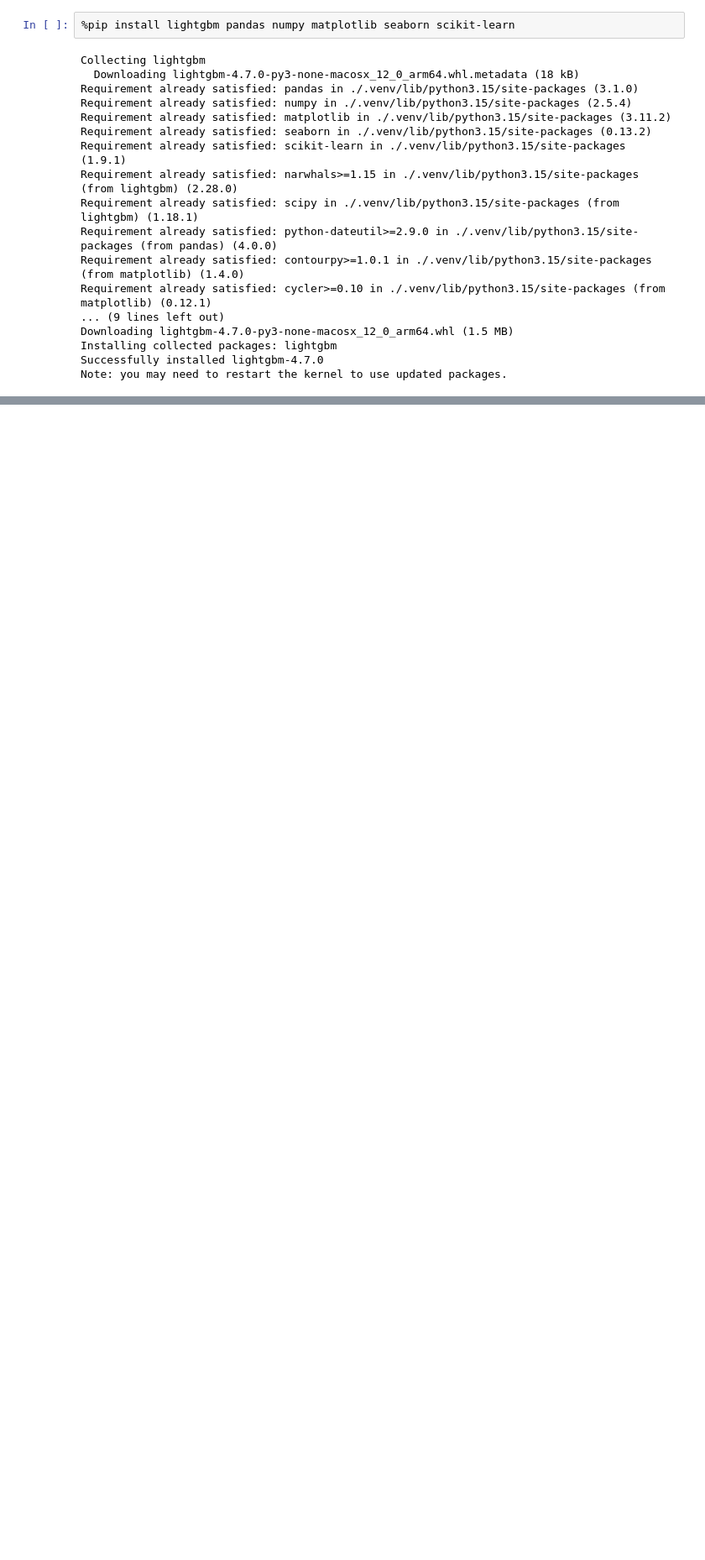
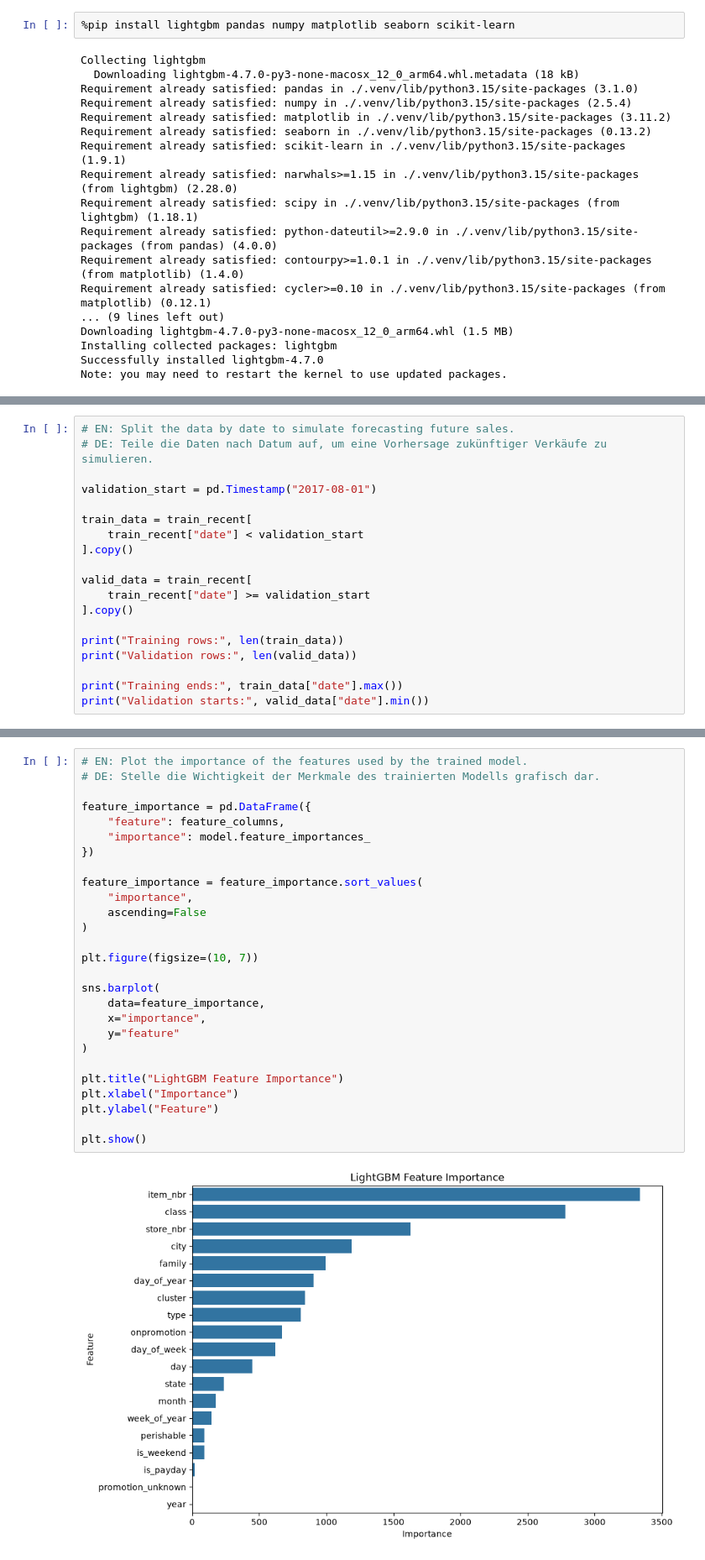
Before and after one commit to faraz-zafar/favorita-grocery-sales-forecasting, a Jupyter notebook: Light_GBM_usage.ipynb, the cells around one changed output, grey strips where cells are left out. Shown at 84% size. Cells and saved outputs as stored; diff of their text form; blank space fills up the shorter version.

Commit message:
updated code with light GBM

```diff
--- a/Light_GBM_usage.ipynb
+++ b/Light_GBM_usage.ipynb
@@ -48,0 +436,19 @@ OSError: dlopen(/Users/faraz/Documents/DSR Course/Kaggle Competition/favorita-gr
+# %%
+# EN: Split the data by date to simulate forecasting future sales.
+# DE: Teile die Daten nach Datum auf, um eine Vorhersage zukünftiger Verkäufe zu simulieren.
+
+validation_start = pd.Timestamp("2017-08-01")
+
+train_data = train_recent[
+    train_recent["date"] < validation_start
+].copy()
+
+valid_data = train_recent[
+    train_recent["date"] >= validation_start
+].copy()
+
+print("Training rows:", len(train_data))
+print("Validation rows:", len(valid_data))
+
+print("Training ends:", train_data["date"].max())
+print("Validation starts:", valid_data["date"].min())
@@ -48,0 +670,29 @@ OSError: dlopen(/Users/faraz/Documents/DSR Course/Kaggle Competition/favorita-gr
+# %%
+# EN: Plot the importance of the features used by the trained model.
+# DE: Stelle die Wichtigkeit der Merkmale des trainierten Modells grafisch dar.
+
+feature_importance = pd.DataFrame({
+    "feature": feature_columns,
+    "importance": model.feature_importances_
+})
+
+feature_importance = feature_importance.sort_values(
+    "importance",
+    ascending=False
+)
+
+plt.figure(figsize=(10, 7))
+
+sns.barplot(
+    data=feature_importance,
+    x="importance",
+    y="feature"
+)
+
+plt.title("LightGBM Feature Importance")
+plt.xlabel("Importance")
+plt.ylabel("Feature")
+
+plt.show()
+# %% [output]
+[figure, added]
```
Also changed, not shown: parts of 38 cells of this notebook, 3 other files.
